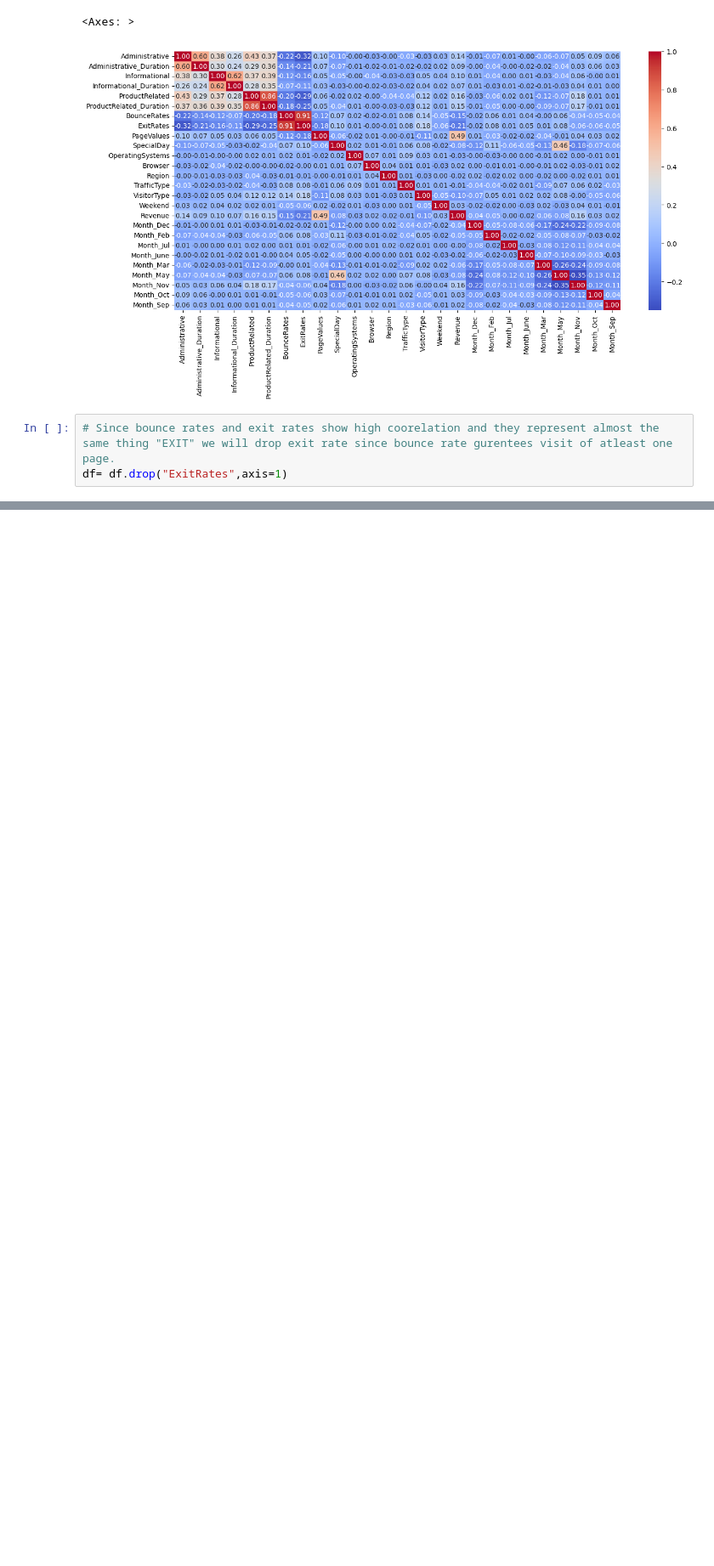
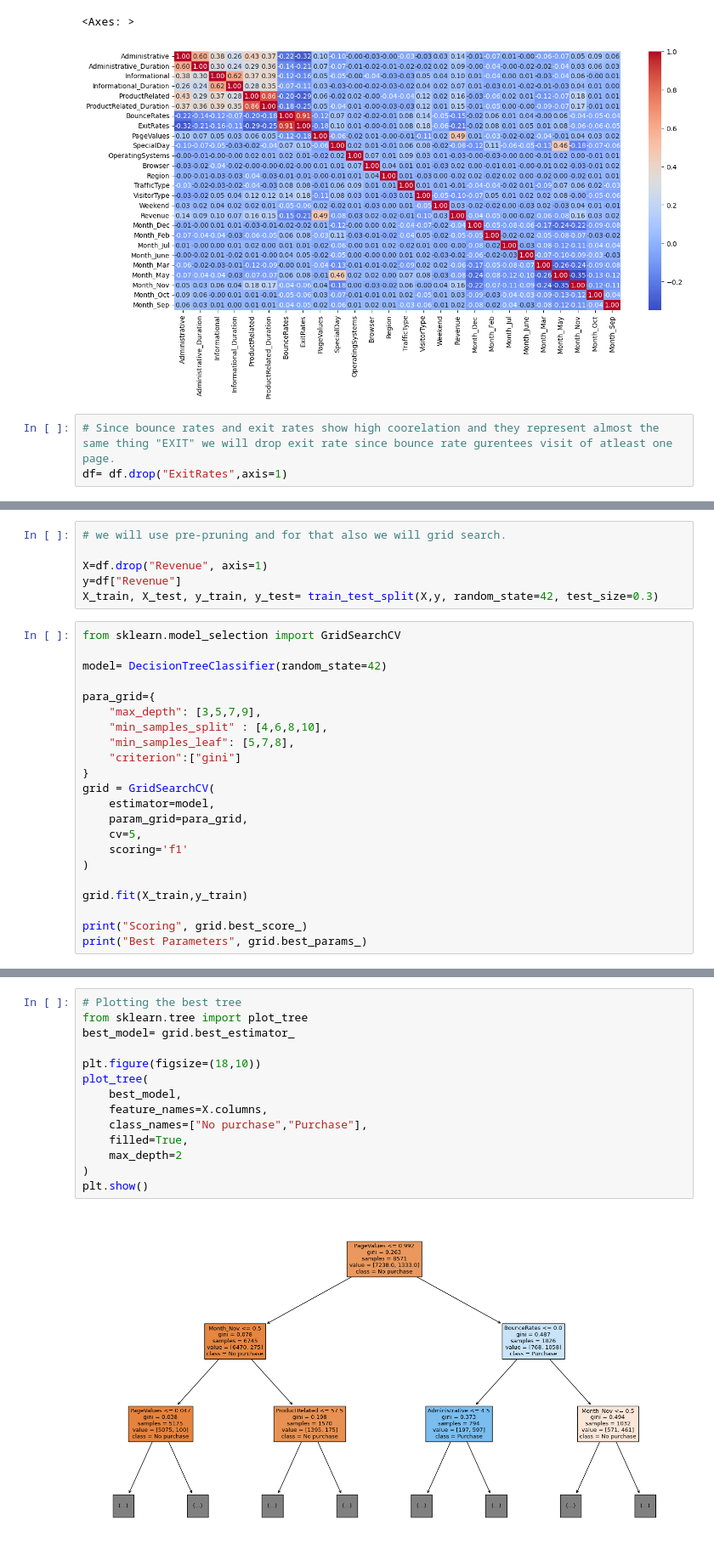
Before and after one commit to Deptek/Projects, a Jupyter notebook: E-commerce_purchase_prediction.ipynb, the cells around one changed output, grey strips where cells are left out. Shown at 85% size. Drawn from its saved outputs; the diff is of its cells as text; blank space fills up the shorter version.

Commit message:
Finished the model training

```diff
--- a/E-commerce_purchase_prediction.ipynb
+++ b/E-commerce_purchase_prediction.ipynb
@@ -173,0 +176,28 @@ df= df.drop("ExitRates",axis=1)
+# %%
+# we will use pre-pruning and for that also we will grid search.
+
+X=df.drop("Revenue", axis=1)
+y=df["Revenue"]
+X_train, X_test, y_train, y_test= train_test_split(X,y, random_state=42, test_size=0.3)
+# %%
+from sklearn.model_selection import GridSearchCV
+
+model= DecisionTreeClassifier(random_state=42)
+
+para_grid={
+    "max_depth": [3,5,7,9],
+    "min_samples_split" : [4,6,8,10],
+    "min_samples_leaf": [5,7,8],
+    "criterion":["gini"]
+}
+grid = GridSearchCV(
+    estimator=model,
+    param_grid=para_grid,
+    cv=5,
+    scoring='f1'
+)
+
+grid.fit(X_train,y_train)
+
+print("Scoring", grid.best_score_)
+print("Best Parameters", grid.best_params_)
@@ -173,0 +207,16 @@ df= df.drop("ExitRates",axis=1)
+# %%
+# Plotting the best tree
+from sklearn.tree import plot_tree
+best_model= grid.best_estimator_
+
+plt.figure(figsize=(18,10))
+plot_tree(
+    best_model,
+    feature_names=X.columns,
+    class_names=["No purchase","Purchase"],
+    filled=True,
+    max_depth=2
+)
+plt.show()
+# %% [output]
+[figure, added]
```
Also changed, not shown: parts of 2 cells of this notebook.
